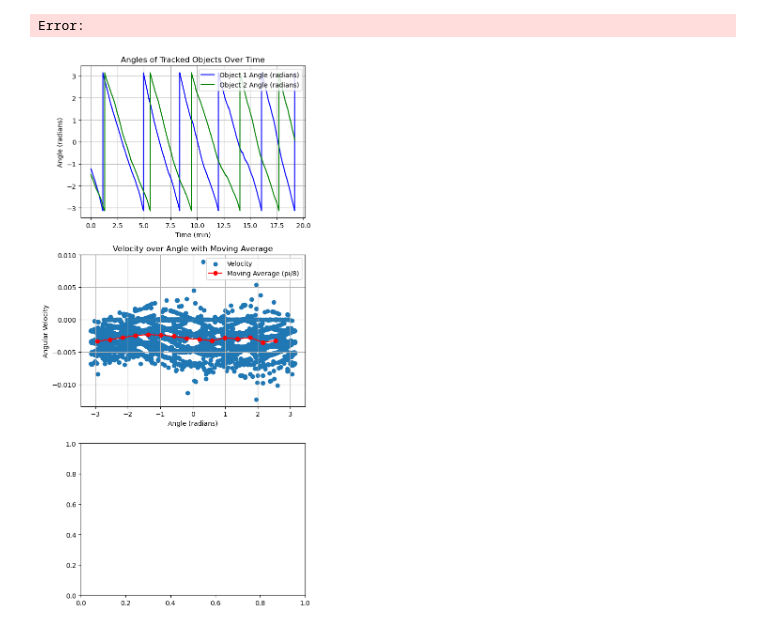
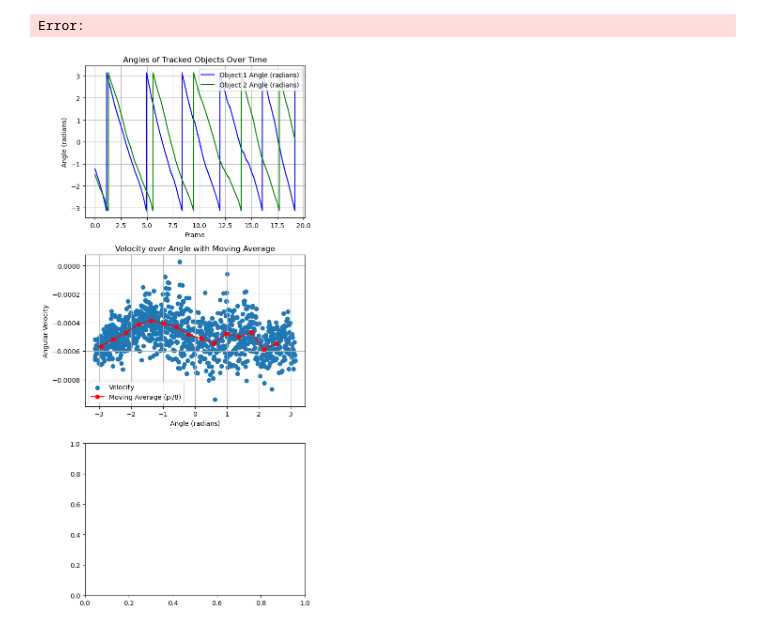
Before and after one commit to NitzanBarEitan/Ants, a Jupyter notebook: video_processing.ipynb, the cells around one changed output. Saved outputs shown, nothing was run; the diff lists cells and outputs as text; code cells hidden in the pictures.

```diff
--- a/video_processing.ipynb
+++ b/video_processing.ipynb
@@ -92,6 +92,7 @@ Error: Could not read video.
 error: OpenCV(4.10.0) D:\a\opencv-python\opencv-python\opencv\modules\highgui\src\window.cpp:973: error: (-215:Assertion failed) size.width>0 && size.height>0 in function 'cv::imshow'
 Error:
 # %%
+#fixed code hopefully workds
 import csv
 import numpy as np
 import matplotlib.pyplot as plt
@@ -134,8 +135,11 @@ with open("object_tracking_coordinates.csv", mode="r") as file:
         else:
             angles_obj2.append(None)
 
-# Convert frames to seconds
-minuites = [frame / 3600 for frame in frames]
+minuites = [frame/3600 for frame in frames]
+# Downsample data for velocity calculation
+np_angles_obj1 = np.array(angles_obj1[::6])
+np_angles_obj2 = np.array(angles_obj2[::6])
+np_frames = np.array(frames[::6])
 
 # Initialize empty lists to store velocities
 angle_v1 = []
@@ -143,32 +147,19 @@ angle_v2 = []
 angle_forv1 = []
 
 # Calculate velocities
-for i in range(len(frames) - 1):
-    delta_t = (frames[i + 1] - frames[i]) / 6  # Convert frame difference to time difference
-    delta_x1 = (angles_obj1[i + 1] - angles_obj1[i]) if angles_obj1[i] is not None and angles_obj1[i + 1] is not None else None
-    delta_x2 = (angles_obj2[i + 1] - angles_obj2[i]) if angles_obj2[i] is not None and angles_obj2[i + 1] is not None else None
-
-    if delta_x1 is not None:
-        if delta_x1 > np.pi:
-            delta_x1 -= 2 * np.pi
-        elif delta_x1 < -np.pi:
-            delta_x1 += 2 * np.pi
-        v1 = delta_x1 / delta_t
-        angle_v1.append(v1)
-        angle_forv1.append(angles_obj1[i])
-    else:
-        angle_v1.append(None)
-        angle_forv1.append(None)
-
-    if delta_x2 is not None:
-        if delta_x2 > np.pi:
-            delta_x2 -= 2 * np.pi
-        elif delta_x2 < -np.pi:
-            delta_x2 += 2 * np.pi
-        v2 = delta_x2 / delta_t
-        angle_v2.append(v2)
-    else:
-        angle_v2.append(None)
+for i in range(len(np_frames) - 1):
+    delta_t = np_frames[i + 1] - np_frames[i]
+    delta_x1 = (np_angles_obj1[i + 1] - np_angles_obj1[i])
+    delta_x2 = np_angles_obj2[i + 1] - np_angles_obj2[i]
+    if delta_x1 > 2:
+        delta_x1 -= 2 * np.pi
+    if delta_x2 > 2:
+        delta_x2 -= 2 * np.pi
+    v1 = (delta_x1 / delta_t)
+    v2 = delta_x2 / delta_t
+    angle_v1.append(v1)
+    angle_v2.append(v2)
+    angle_forv1.append(np_angles_obj1[i])
 
 # Convert lists to numpy arrays
 angle_v1 = np.array(angle_v1)
@@ -183,32 +174,32 @@ avg_velocity = []
 for i in range(len(angle_bins) - 1):
     mask = (angle_forv1 >= angle_bins[i]) & (angle_forv1 < angle_bins[i + 1])
     if np.any(mask):
         avg_velocity.append(np.mean(angle_v1[mask]))
     else:
         avg_velocity.append(None)
 
 # Plotting
 fig, axs = plt.subplots(3, 1, figsize=(6, 12))
 
 # Plot angles
 axs[0].plot(minuites, angles_obj1, label="Object 1 Angle (radians)", color="blue")
 axs[0].plot(minuites, angles_obj2, label="Object 2 Angle (radians)", color="green")
-axs[0].set_xlabel("Time (min)")
+axs[0].set_xlabel("Frame")
 axs[0].set_ylabel("Angle (radians)")
 axs[0].set_title("Angles of Tracked Objects Over Time")
 axs[0].legend()
 axs[0].grid(True)
 
 # Scatter plot of angular velocity with moving average
 axs[1].scatter(angle_forv1, angle_v1, label="Velocity")
 axs[1].plot((angle_bins[:-1] + angle_bins[1:]) / 2, avg_velocity, color='red', label="Moving Average (pi/8)", linestyle='-', marker='o')
 axs[1].set_xlabel("Angle (radians)")
 axs[1].set_ylabel("Angular Velocity")
 axs[1].set_title("Velocity over Angle with Moving Average")
 axs[1].legend()
 axs[1].grid(True)
 
 plt.tight_layout()
 plt.show()
 # %% [output]
-[figure, old version]
+[figure, new version]
```
